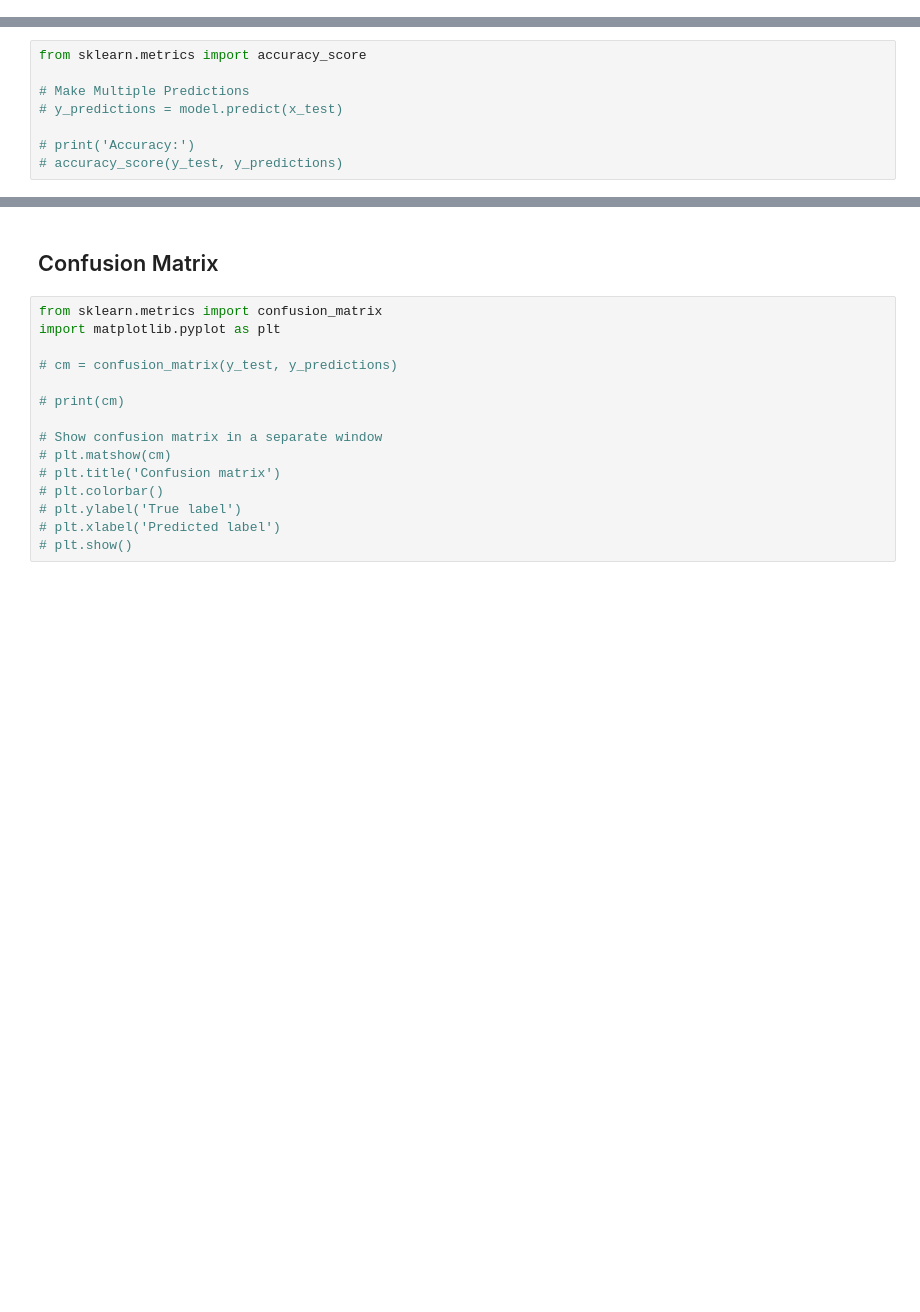
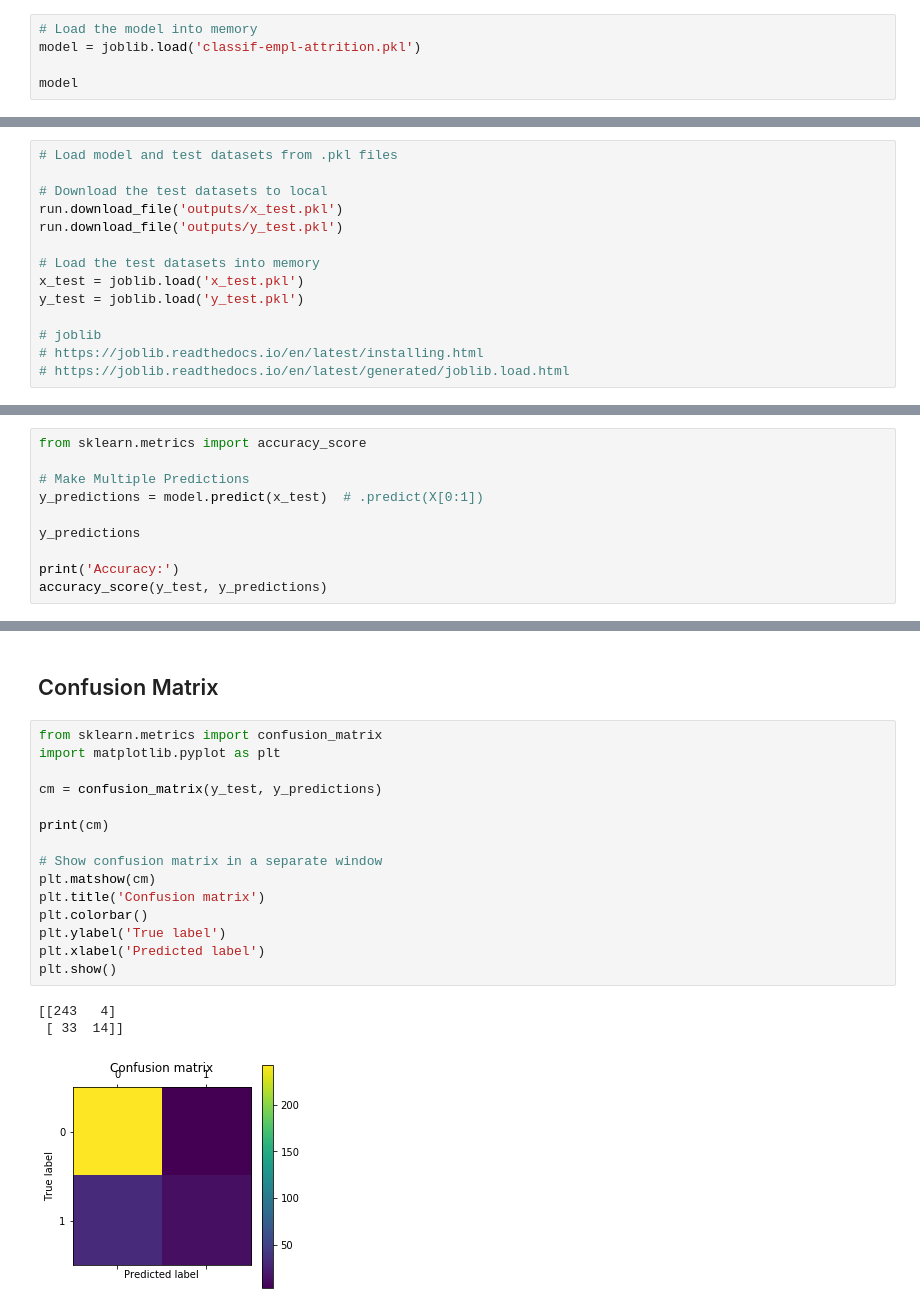
Before and after one commit to danielsc/azureml-workshop-2019, a Jupyter notebook: 2-training-and-interpretability/2.1-aml-training-and-hyperdrive/2-scikit-learn-remote-training-on-aml-compute-plus-hyperdrive/binayclassification-employee-attrition-aml-compute-notebook.ipynb, the cells around one changed output, grey strips where cells are left out. Saved outputs shown, nothing was run; the diff lists cells and outputs as text; blank space fills up the shorter version.

```diff
--- a/2-training-and-interpretability/2.1-aml-training-and-hyperdrive/2-scikit-learn-remote-training-on-aml-compute-plus-hyperdrive/binayclassification-employee-attrition-aml-compute-notebook.ipynb
+++ b/2-training-and-interpretability/2.1-aml-training-and-hyperdrive/2-scikit-learn-remote-training-on-aml-compute-plus-hyperdrive/binayclassification-employee-attrition-aml-compute-notebook.ipynb
@@ -94,0 +352,5 @@ x_test = joblib.load('x_test_ibm.pkl')
+# %%
+# Load the model into memory
+model = joblib.load('classif-empl-attrition.pkl')
+
+model
@@ -95,10 +364,26 @@ x_test = joblib.load('x_test_ibm.pkl')
+# %%
+# Load model and test datasets from .pkl files
+
+# Download the test datasets to local
+run.download_file('outputs/x_test.pkl')
+run.download_file('outputs/y_test.pkl')
+
+# Load the test datasets into memory
+x_test = joblib.load('x_test.pkl')
+y_test = joblib.load('y_test.pkl')
+
+# joblib
+# https://joblib.readthedocs.io/en/latest/installing.html
+# https://joblib.readthedocs.io/en/latest/generated/joblib.load.html
 # %% [markdown]
 ## Make Predictions and calculate Accuracy metric
 # %%
 from sklearn.metrics import accuracy_score
 
 # Make Multiple Predictions
-# y_predictions = model.predict(x_test)
+y_predictions = model.predict(x_test)  # .predict(X[0:1])
 
-# print('Accuracy:')
-# accuracy_score(y_test, y_predictions)
+y_predictions
+
+print('Accuracy:')
+accuracy_score(y_test, y_predictions)
@@ -107,17 +395,21 @@ from sklearn.metrics import accuracy_score
 # %%
 from sklearn.metrics import confusion_matrix
 import matplotlib.pyplot as plt
 
-# cm = confusion_matrix(y_test, y_predictions)
+cm = confusion_matrix(y_test, y_predictions)
 
-# print(cm)
+print(cm)
 
 # Show confusion matrix in a separate window
-# plt.matshow(cm)
-# plt.title('Confusion matrix')
-# plt.colorbar()
-# plt.ylabel('True label')
-# plt.xlabel('Predicted label')
-# plt.show()
+plt.matshow(cm)
+plt.title('Confusion matrix')
+plt.colorbar()
+plt.ylabel('True label')
+plt.xlabel('Predicted label')
+plt.show()
+# %% [output]
+[[243   4]
+ [ 33  14]]
+[figure, added]
 # %%
 # One Prediction
```
Also changed, not shown: parts of 61 cells of this notebook, 2 other files.
